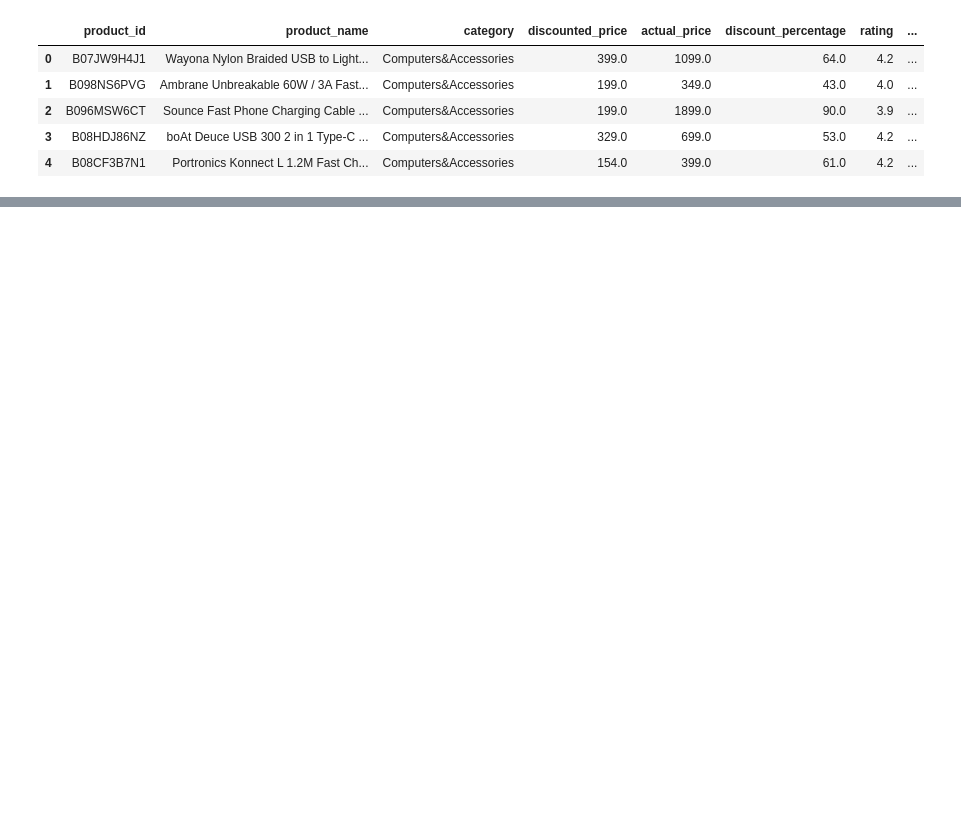
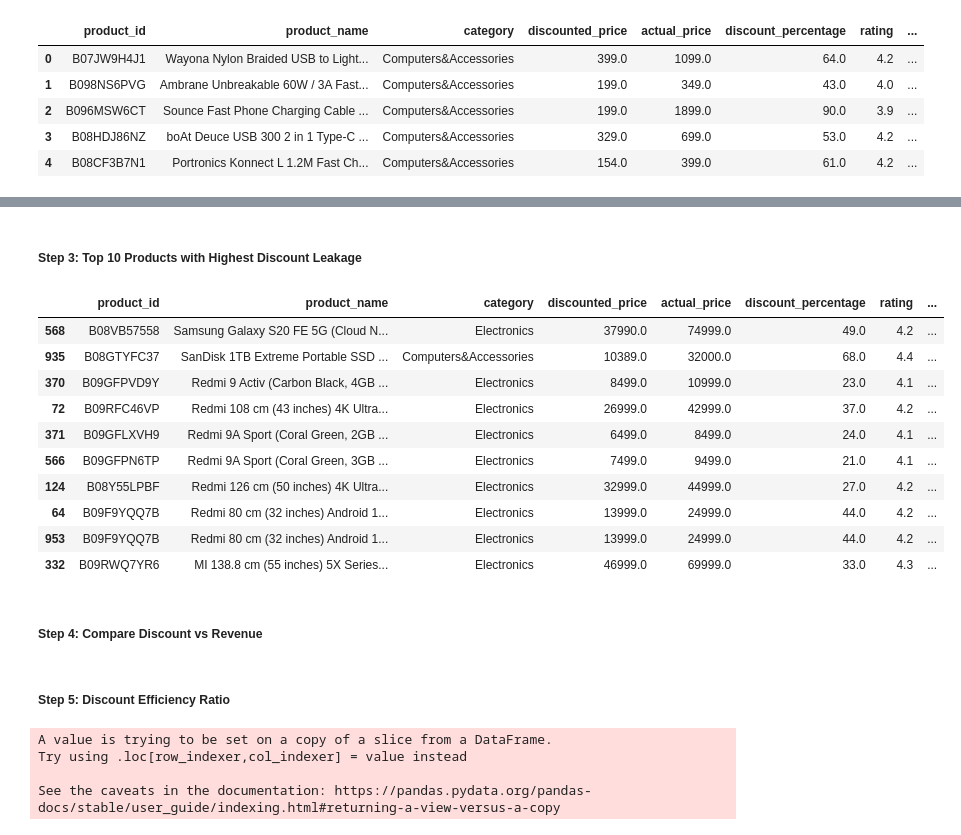
Before and after one commit to TERMINTOR-01/Financial_Analysis, a Jupyter notebook: Finacial_analysis.ipynb, the cells around one changed output, grey strips where cells are left out. Saved outputs shown, nothing was run; the diff lists cells and outputs as text; code cells hidden in the pictures; blank space fills up the shorter version.

Commit message:
Analysis (Profitability and revenue Realization)

```diff
--- a/Finacial_analysis.ipynb
+++ b/Finacial_analysis.ipynb
@@ -377,0 +379,9 @@ df.head()
+# %%
+df["discount_tier"] = pd.cut(
+    df["discount_percentage"],
+    bins=[0, 10, 30, 50, 100],
+    labels=["0-10%", "10-30%", "30-50%", "50%+"],
+    include_lowest=True
+)
+
+df["discount_tier"].value_counts()
@@ -377,0 +511,4 @@ df.head()
+# %%
+df["Total_Discount_Leakage"] = (
+    df["absolute_discounted_amount"] * df["rating_count"]
+)
@@ -377,0 +565,23 @@ df.head()
+# %% [markdown]
+##### Step 3: Top 10 Products with Highest Discount Leakage
+# %%
+top_discount = (
+    df.sort_values("Total_Discount_Leakage", ascending=False)
+      .head(10)
+)
+
+top_discount
+# %% [output]
+|  | product_id | product_name | category | discounted_price | actual_price | discount_percentage | rating | ... |
+| 568 | B08VB57558 | Samsung Galaxy S20 FE 5G (Cloud N... | Electronics | 37990.0 | 74999.0 | 49.0 | 4.2 | ... |
+| 935 | B08GTYFC37 | SanDisk 1TB Extreme Portable SSD ... | Computers&Accessories | 10389.0 | 32000.0 | 68.0 | 4.4 | ... |
+| 370 | B09GFPVD9Y | Redmi 9 Activ (Carbon Black, 4GB ... | Electronics | 8499.0 | 10999.0 | 23.0 | 4.1 | ... |
+| 72 | B09RFC46VP | Redmi 108 cm (43 inches) 4K Ultra... | Electronics | 26999.0 | 42999.0 | 37.0 | 4.2 | ... |
+| 371 | B09GFLXVH9 | Redmi 9A Sport (Coral Green, 2GB ... | Electronics | 6499.0 | 8499.0 | 24.0 | 4.1 | ... |
+| 566 | B09GFPN6TP | Redmi 9A Sport (Coral Green, 3GB ... | Electronics | 7499.0 | 9499.0 | 21.0 | 4.1 | ... |
+| 124 | B08Y55LPBF | Redmi 126 cm (50 inches) 4K Ultra... | Electronics | 32999.0 | 44999.0 | 27.0 | 4.2 | ... |
+| 64 | B09F9YQQ7B | Redmi 80 cm (32 inches) Android 1... | Electronics | 13999.0 | 24999.0 | 44.0 | 4.2 | ... |
+| 953 | B09F9YQQ7B | Redmi 80 cm (32 inches) Android 1... | Electronics | 13999.0 | 24999.0 | 44.0 | 4.2 | ... |
+| 332 | B09RWQ7YR6 | MI 138.8 cm (55 inches) 5X Series... | Electronics | 46999.0 | 69999.0 | 33.0 | 4.3 | ... |
+# %% [markdown]
+##### Step 4: Compare Discount vs Revenue
@@ -377,0 +615,12 @@ df.head()
+# %% [markdown]
+##### Step 5: Discount Efficiency Ratio
+# %%
+df["Discount_Efficiency"] = (
+    df["Revenue_Potential"] /
+    df["Total_Discount_Leakage"]
+).round(2)
+# %% [output]
+A value is trying to be set on a copy of a slice from a DataFrame.
+Try using .loc[row_indexer,col_indexer] = value instead
+
+See the caveats in the documentation: https://pandas.pydata.org/pandas-docs/stable/user_guide/indexing.html#returning-a-view-versus-a-copy
```
Also changed, not shown: parts of 23 cells of this notebook.
